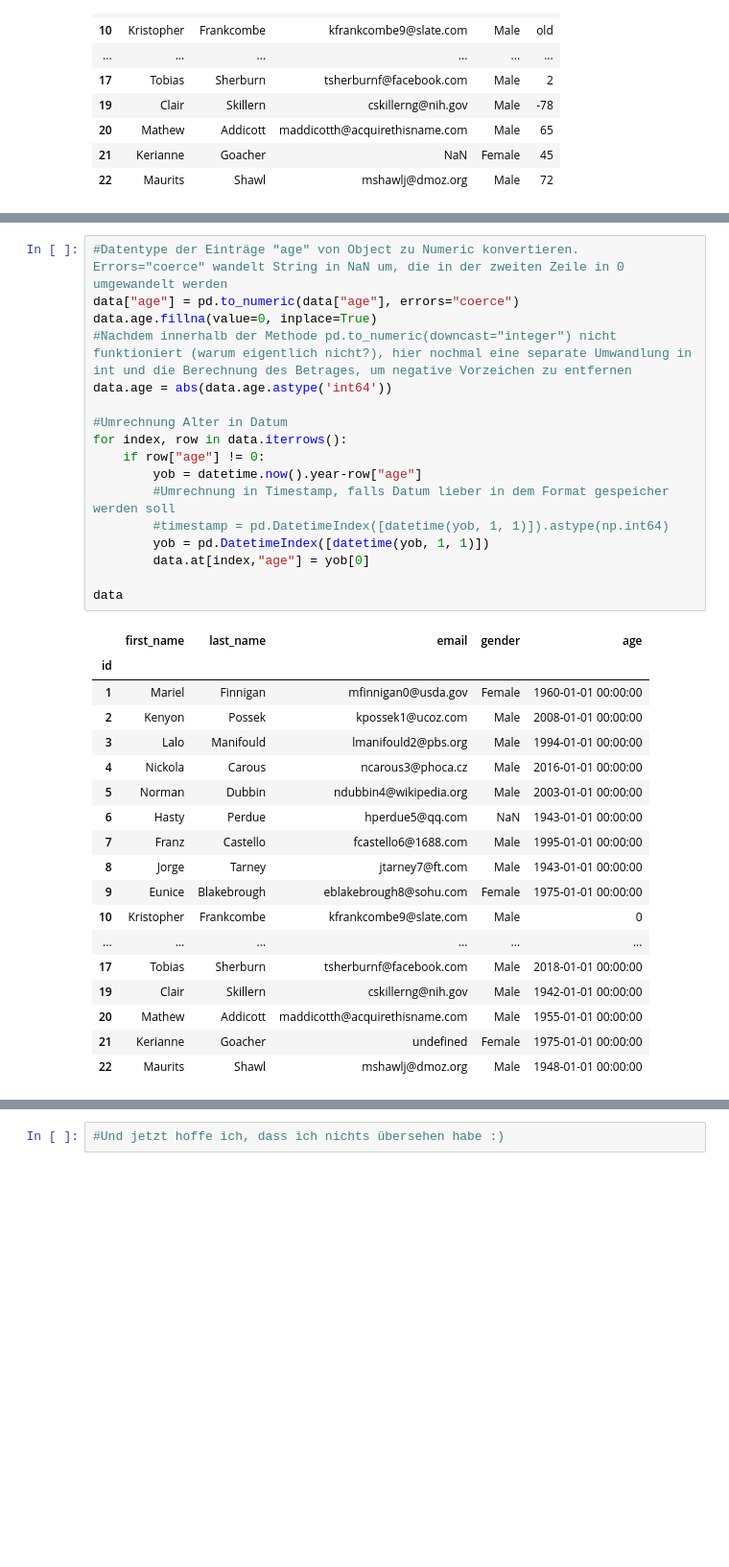
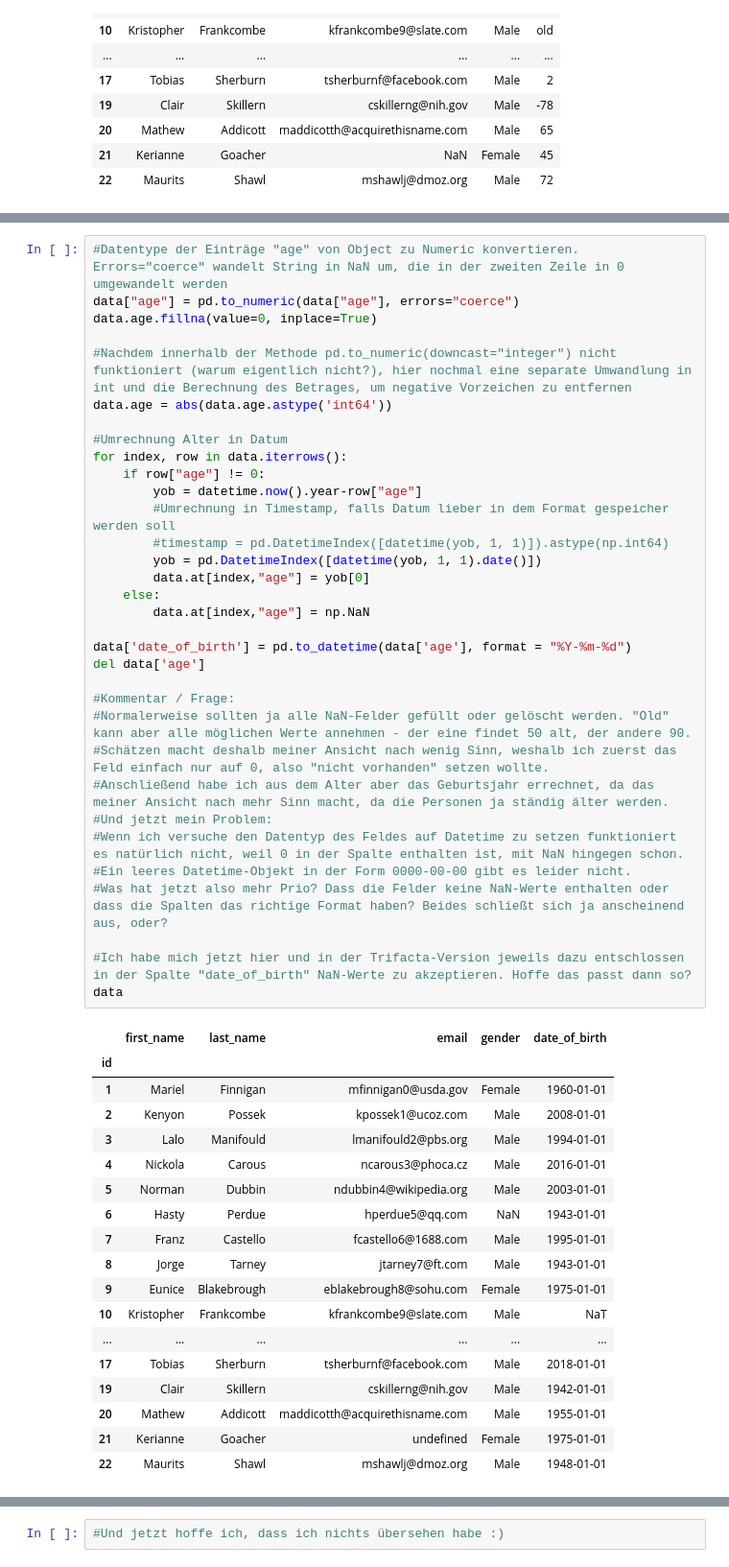
Before and after one commit to smitschke/datascience, a Jupyter notebook: ESA6_DAP/ESA6.ipynb, the cells around one changed output, grey strips where cells are left out. Shown at 96% size. Saved outputs shown, nothing was run; the diff lists cells and outputs as text; blank space fills up the shorter version.

```diff
--- a/ESA6_DAP/ESA6.ipynb
+++ b/ESA6_DAP/ESA6.ipynb
@@ -167,39 +169,55 @@ data
 # %%
 #Datentype der Einträge "age" von Object zu Numeric konvertieren. Errors="coerce" wandelt String in NaN um, die in der zweiten Zeile in 0 umgewandelt werden
 data["age"] = pd.to_numeric(data["age"], errors="coerce")
 data.age.fillna(value=0, inplace=True)
+
 #Nachdem innerhalb der Methode pd.to_numeric(downcast="integer") nicht funktioniert (warum eigentlich nicht?), hier nochmal eine separate Umwandlung in int und die Berechnung des Betrages, um negative Vorzeichen zu entfernen
 data.age = abs(data.age.astype('int64'))
 
 #Umrechnung Alter in Datum
 for index, row in data.iterrows():
     if row["age"] != 0:
         yob = datetime.now().year-row["age"]
         #Umrechnung in Timestamp, falls Datum lieber in dem Format gespeicher werden soll
         #timestamp = pd.DatetimeIndex([datetime(yob, 1, 1)]).astype(np.int64)
-        yob = pd.DatetimeIndex([datetime(yob, 1, 1)])
+        yob = pd.DatetimeIndex([datetime(yob, 1, 1).date()])
         data.at[index,"age"] = yob[0]
+    else:
+        data.at[index,"age"] = np.NaN
 
+data['date_of_birth'] = pd.to_datetime(data['age'], format = "%Y-%m-%d")
+del data['age']
+
+#Kommentar / Frage:
+#Normalerweise sollten ja alle NaN-Felder gefüllt oder gelöscht werden. "Old" kann aber alle möglichen Werte annehmen - der eine findet 50 alt, der andere 90.
+#Schätzen macht deshalb meiner Ansicht nach wenig Sinn, weshalb ich zuerst das Feld einfach nur auf 0, also "nicht vorhanden" setzen wollte.
+#Anschließend habe ich aus dem Alter aber das Geburtsjahr errechnet, da das meiner Ansicht nach mehr Sinn macht, da die Personen ja ständig älter werden.
+#Und jetzt mein Problem:
+#Wenn ich versuche den Datentyp des Feldes auf Datetime zu setzen funktioniert es natürlich nicht, weil 0 in der Spalte enthalten ist, mit NaN hingegen schon.
+#Ein leeres Datetime-Objekt in der Form 0000-00-00 gibt es leider nicht.
+#Was hat jetzt also mehr Prio? Dass die Felder keine NaN-Werte enthalten oder dass die Spalten das richtige Format haben? Beides schließt sich ja anscheinend aus, oder?
+
+#Ich habe mich jetzt hier und in der Trifacta-Version jeweils dazu entschlossen in der Spalte "date_of_birth" NaN-Werte zu akzeptieren. Hoffe das passt dann so?
 data
 # %% [output]
-|  | first_name | last_name | email | gender | age |
+|  | first_name | last_name | email | gender | date_of_birth |
 | id |  |  |  |  |  |
-| 1 | Mariel | Finnigan | mfinnigan0@usda.gov | Female | 1960-01-01 00:00:00 |
-| 2 | Kenyon | Possek | kpossek1@ucoz.com | Male | 2008-01-01 00:00:00 |
-| 3 | Lalo | Manifould | lmanifould2@pbs.org | Male | 1994-01-01 00:00:00 |
-| 4 | Nickola | Carous | ncarous3@phoca.cz | Male | 2016-01-01 00:00:00 |
-| 5 | Norman | Dubbin | ndubbin4@wikipedia.org | Male | 2003-01-01 00:00:00 |
-| 6 | Hasty | Perdue | hperdue5@qq.com | NaN | 1943-01-01 00:00:00 |
-| 7 | Franz | Castello | fcastello6@1688.com | Male | 1995-01-01 00:00:00 |
-| 8 | Jorge | Tarney | jtarney7@ft.com | Male | 1943-01-01 00:00:00 |
-| 9 | Eunice | Blakebrough | eblakebrough8@sohu.com | Female | 1975-01-01 00:00:00 |
-| 10 | Kristopher | Frankcombe | kfrankcombe9@slate.com | Male | 0 |
+| 1 | Mariel | Finnigan | mfinnigan0@usda.gov | Female | 1960-01-01 |
+| 2 | Kenyon | Possek | kpossek1@ucoz.com | Male | 2008-01-01 |
+| 3 | Lalo | Manifould | lmanifould2@pbs.org | Male | 1994-01-01 |
+| 4 | Nickola | Carous | ncarous3@phoca.cz | Male | 2016-01-01 |
+| 5 | Norman | Dubbin | ndubbin4@wikipedia.org | Male | 2003-01-01 |
+| 6 | Hasty | Perdue | hperdue5@qq.com | NaN | 1943-01-01 |
+| 7 | Franz | Castello | fcastello6@1688.com | Male | 1995-01-01 |
+| 8 | Jorge | Tarney | jtarney7@ft.com | Male | 1943-01-01 |
+| 9 | Eunice | Blakebrough | eblakebrough8@sohu.com | Female | 1975-01-01 |
+| 10 | Kristopher | Frankcombe | kfrankcombe9@slate.com | Male | NaT |
 | ... | ... | ... | ... | ... | ... |
-| 17 | Tobias | Sherburn | tsherburnf@facebook.com | Male | 2018-01-01 00:00:00 |
-| 19 | Clair | Skillern | cskillerng@nih.gov | Male | 1942-01-01 00:00:00 |
-| 20 | Mathew | Addicott | maddicotth@acquirethisname.com | Male | 1955-01-01 00:00:00 |
-| 21 | Kerianne | Goacher | undefined | Female | 1975-01-01 00:00:00 |
-| 22 | Maurits | Shawl | mshawlj@dmoz.org | Male | 1948-01-01 00:00:00 |
+| 17 | Tobias | Sherburn | tsherburnf@facebook.com | Male | 2018-01-01 |
+| 19 | Clair | Skillern | cskillerng@nih.gov | Male | 1942-01-01 |
+| 20 | Mathew | Addicott | maddicotth@acquirethisname.com | Male | 1955-01-01 |
+| 21 | Kerianne | Goacher | undefined | Female | 1975-01-01 |
+| 22 | Maurits | Shawl | mshawlj@dmoz.org | Male | 1948-01-01 |
 # %%
 #Setze weder männlich noch weibliche User auf "Diverse"
 data.gender.fillna(value="Diverse", inplace=True)
```
Also changed, not shown: parts of 2 cells of this notebook.
